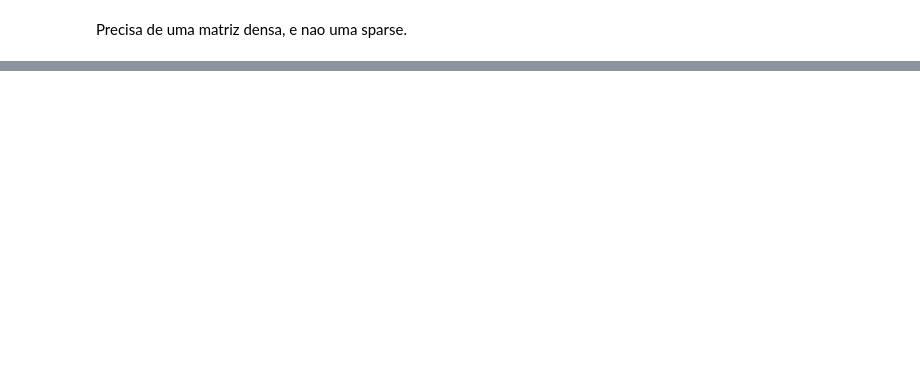
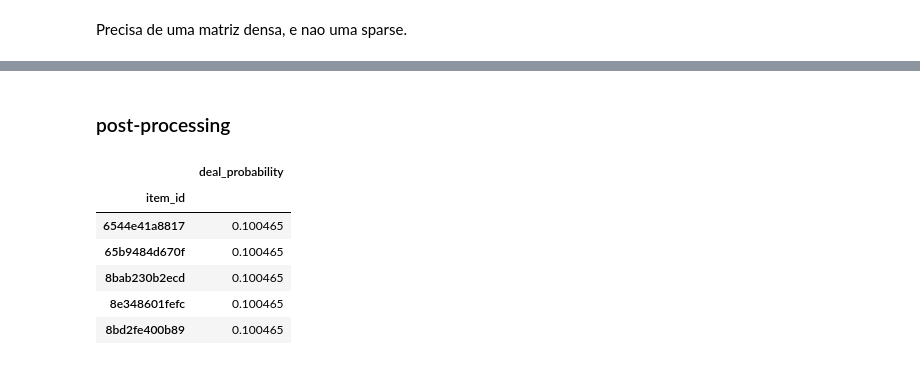
Before and after one commit to arruda/avito_challenge, a Jupyter notebook: arruda.ipynb, the cells around one changed output, grey strips where cells are left out. Saved outputs shown, nothing was run; the diff lists cells and outputs as text; code cells hidden in the pictures; blank space fills up the shorter version.

```diff
--- a/arruda.ipynb
+++ b/arruda.ipynb
@@ -281,0 +405,2 @@ Name: deal_prob_class, Length: 1271953, dtype: object
+# %% [markdown]
+### post-processing
@@ -281,0 +424,10 @@ Name: deal_prob_class, Length: 1271953, dtype: object
+# %%
+submission_prediction_df.head()
+# %% [output]
+|  | deal_probability |
+| item_id |  |
+| 6544e41a8817 | 0.100465 |
+| 65b9484d670f | 0.100465 |
+| 8bab230b2ecd | 0.100465 |
+| 8e348601fefc | 0.100465 |
+| 8bd2fe400b89 | 0.100465 |
```
Also changed, not shown: parts of 47 cells of this notebook.
